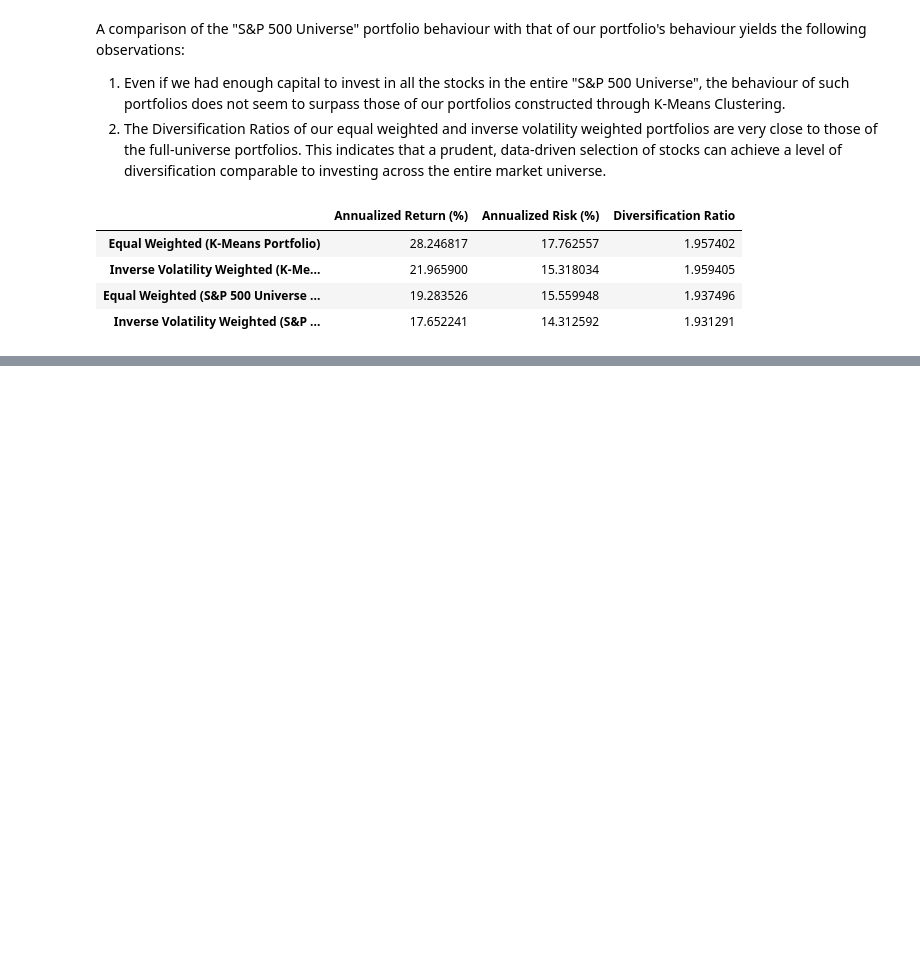
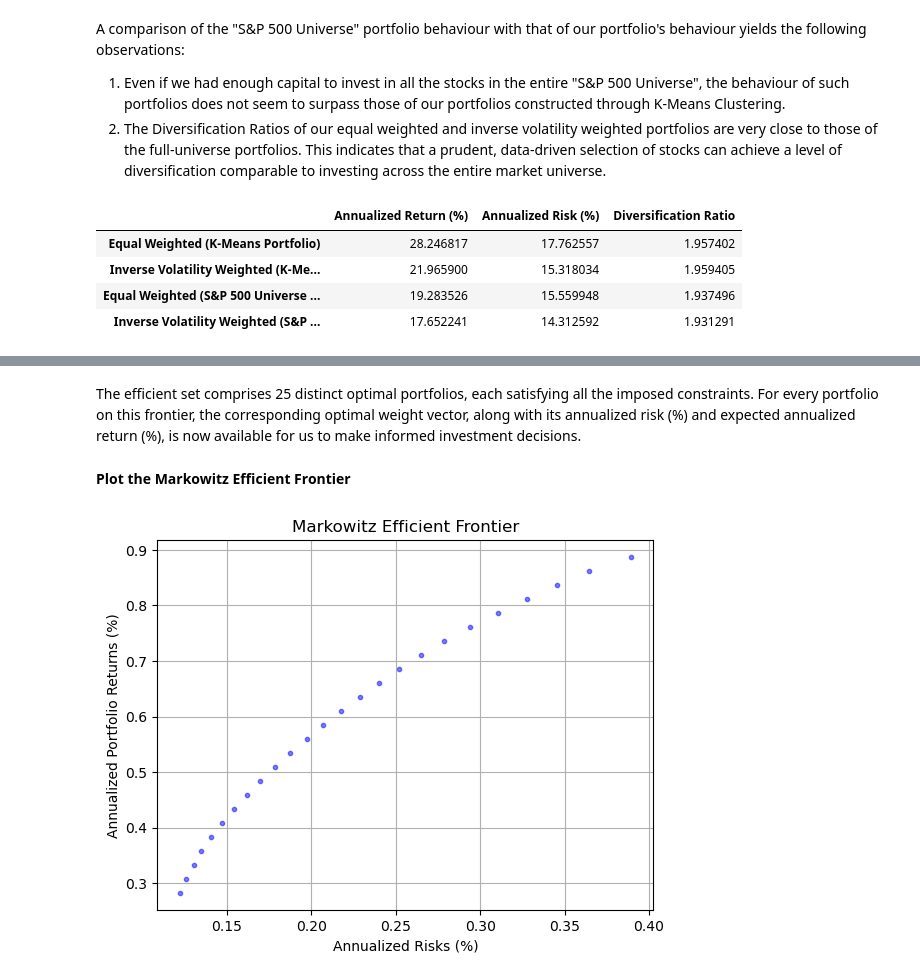
Before and after one commit to Taowen0806/SP500-Portfolio-Optimization, a Jupyter notebook: main.ipynb, the cells around one changed output, grey strips where cells are left out. Saved outputs shown, nothing was run; the diff lists cells and outputs as text; code cells hidden in the pictures; blank space fills up the shorter version.

```diff
--- a/main.ipynb
+++ b/main.ipynb
@@ -335,8 +339,8 @@ cluster = KMeans(
 )
 cluster.fit(new_feature_matrix)
 
-centroids = cluster_1.cluster_centers_
-labels = cluster_1.labels_
+centroids = cluster.cluster_centers_
+labels = cluster.labels_
 
 print('Shape of the centroids:', centroids.shape)
 print('\nLabels:')
@@ -624,0 +754,22 @@ result_df
+# %%
+opt, allocation = minimize_risk(
+    cov_returns=portfolio_stock_cov_returns,
+    portfolio_size=len(portfolio),
+    max_weight=0.2,
+    investment_cap=1e6
+)
+
+if opt.success:
+    print('Optimization is successful!')
+
+print('\nOptimal Weights:')
+print(opt.x)
+
+min_risk_portfolio_return = np.dot(portfolio_stock_mean_returns.T, opt.x)
+print('\nExpected Return of Minimum Risk Portfolio:', min_risk_portfolio_return)
+print('\nExpected Annualized Return of Minimum Risk Portfolio:', min_risk_portfolio_return * 252)
+
+print('\nDollar Allocation ($):')
+print(allocation)
+
+print('\nTotal Allocation (should equal to 1M):', allocation.sum())
@@ -624,0 +914,18 @@ result_df
+# %% [markdown]
+The efficient set comprises 25 distinct optimal portfolios, each satisfying all the imposed constraints. For every portfolio on this frontier, the corresponding optimal weight vector, along with its annualized risk (%) and expected annualized return (%), is now available for us to make informed investment decisions.
+# %% [markdown]
+**Plot the Markowitz Efficient Frontier**
+# %%
+number_of_points = portfolio_risk_points.size
+
+colours = 'blue'
+area = np.pi * 3
+
+plt.title('Markowitz Efficient Frontier')
+plt.xlabel('Annualized Risks (%)')
+plt.ylabel('Annualized Portfolio Returns (%)')
+plt.scatter(portfolio_risk_annualized, portfolio_return_annualized, s=area, c=colours, alpha=0.5)
+plt.grid(True)
+plt.show()
+# %% [output]
+[figure, added]
```
Also changed, not shown: parts of 20 cells of this notebook.
